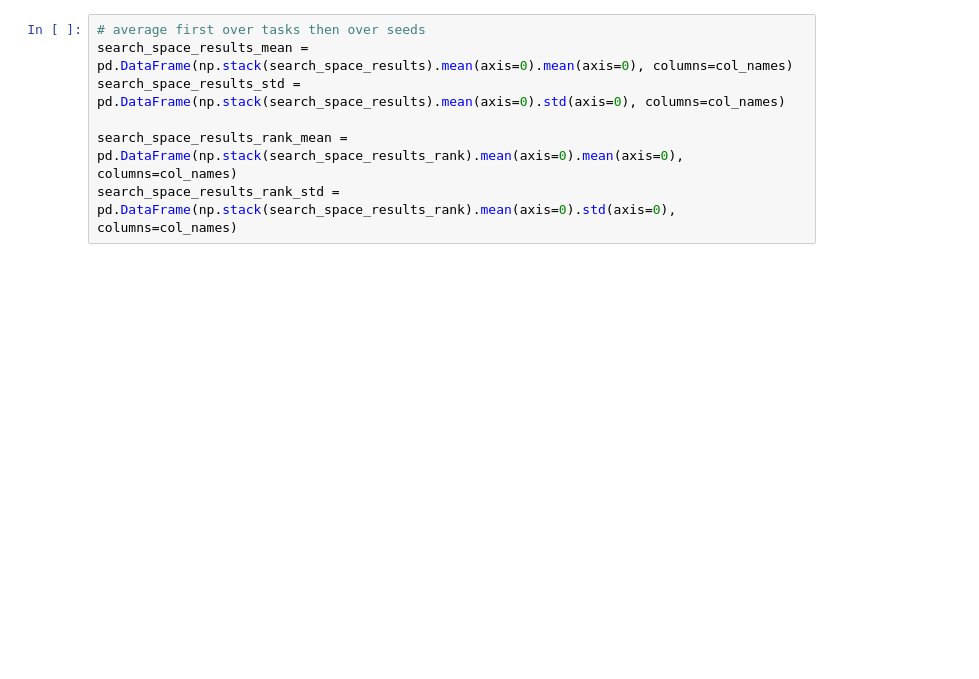
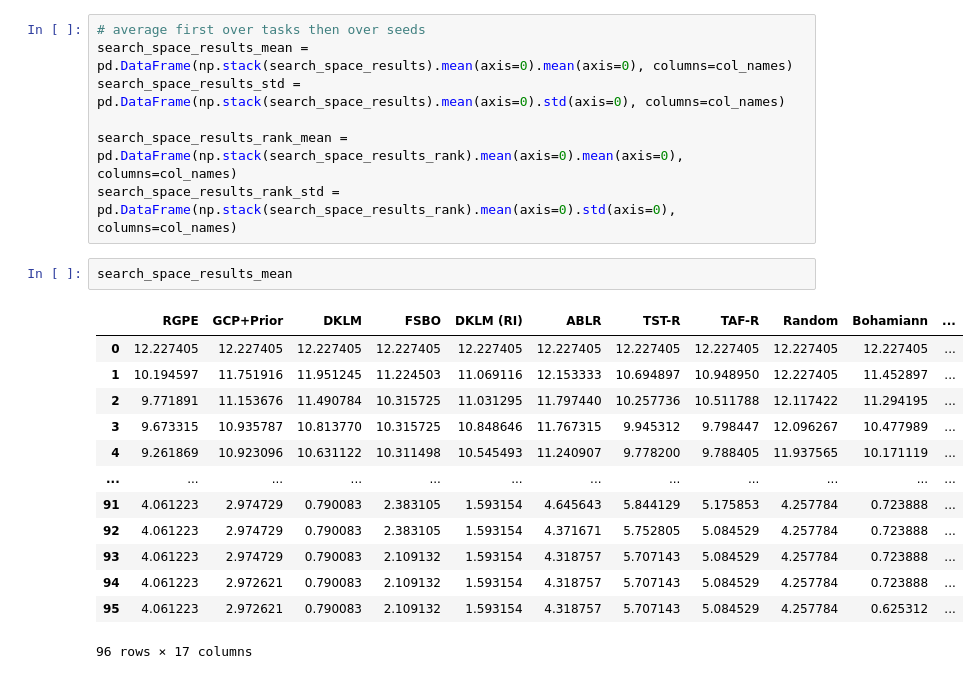
Before and after one commit to hadijomaa/mbrl, a Jupyter notebook: notebooks/Make Figures and Tables per Search Space.ipynb, the cells around one changed output. Cells and saved outputs as stored; diff of their text form; blank space fills up the shorter version.

```diff
--- a/notebooks/Make Figures and Tables per Search Space.ipynb
+++ b/notebooks/Make Figures and Tables per Search Space.ipynb
@@ -74,6 +74,22 @@ search_space_results_std = pd.DataFrame(np.stack(search_space_results).mean(axis
 
 search_space_results_rank_mean = pd.DataFrame(np.stack(search_space_results_rank).mean(axis=0).mean(axis=0), columns=col_names)
 search_space_results_rank_std = pd.DataFrame(np.stack(search_space_results_rank).mean(axis=0).std(axis=0), columns=col_names)
+# %%
+search_space_results_mean
+# %% [output]
+|  | RGPE | GCP+Prior | DKLM | FSBO | DKLM (RI) | ABLR | TST-R | TAF-R | Random | Bohamiann | ... |
+| 0 | 12.227405 | 12.227405 | 12.227405 | 12.227405 | 12.227405 | 12.227405 | 12.227405 | 12.227405 | 12.227405 | 12.227405 | ... |
+| 1 | 10.194597 | 11.751916 | 11.951245 | 11.224503 | 11.069116 | 12.153333 | 10.694897 | 10.948950 | 12.227405 | 11.452897 | ... |
+| 2 | 9.771891 | 11.153676 | 11.490784 | 10.315725 | 11.031295 | 11.797440 | 10.257736 | 10.511788 | 12.117422 | 11.294195 | ... |
+| 3 | 9.673315 | 10.935787 | 10.813770 | 10.315725 | 10.848646 | 11.767315 | 9.945312 | 9.798447 | 12.096267 | 10.477989 | ... |
+| 4 | 9.261869 | 10.923096 | 10.631122 | 10.311498 | 10.545493 | 11.240907 | 9.778200 | 9.788405 | 11.937565 | 10.171119 | ... |
+| ... | ... | ... | ... | ... | ... | ... | ... | ... | ... | ... | ... |
+| 91 | 4.061223 | 2.974729 | 0.790083 | 2.383105 | 1.593154 | 4.645643 | 5.844129 | 5.175853 | 4.257784 | 0.723888 | ... |
+| 92 | 4.061223 | 2.974729 | 0.790083 | 2.383105 | 1.593154 | 4.371671 | 5.752805 | 5.084529 | 4.257784 | 0.723888 | ... |
+| 93 | 4.061223 | 2.974729 | 0.790083 | 2.109132 | 1.593154 | 4.318757 | 5.707143 | 5.084529 | 4.257784 | 0.723888 | ... |
+| 94 | 4.061223 | 2.972621 | 0.790083 | 2.109132 | 1.593154 | 4.318757 | 5.707143 | 5.084529 | 4.257784 | 0.723888 | ... |
+| 95 | 4.061223 | 2.972621 | 0.790083 | 2.109132 | 1.593154 | 4.318757 | 5.707143 | 5.084529 | 4.257784 | 0.625312 | ... |
+96 rows × 17 columns
 # %%
 # plotting variables
 offset = 5
```
Also changed, not shown: parts of 7 cells of this notebook, 7 other files.
